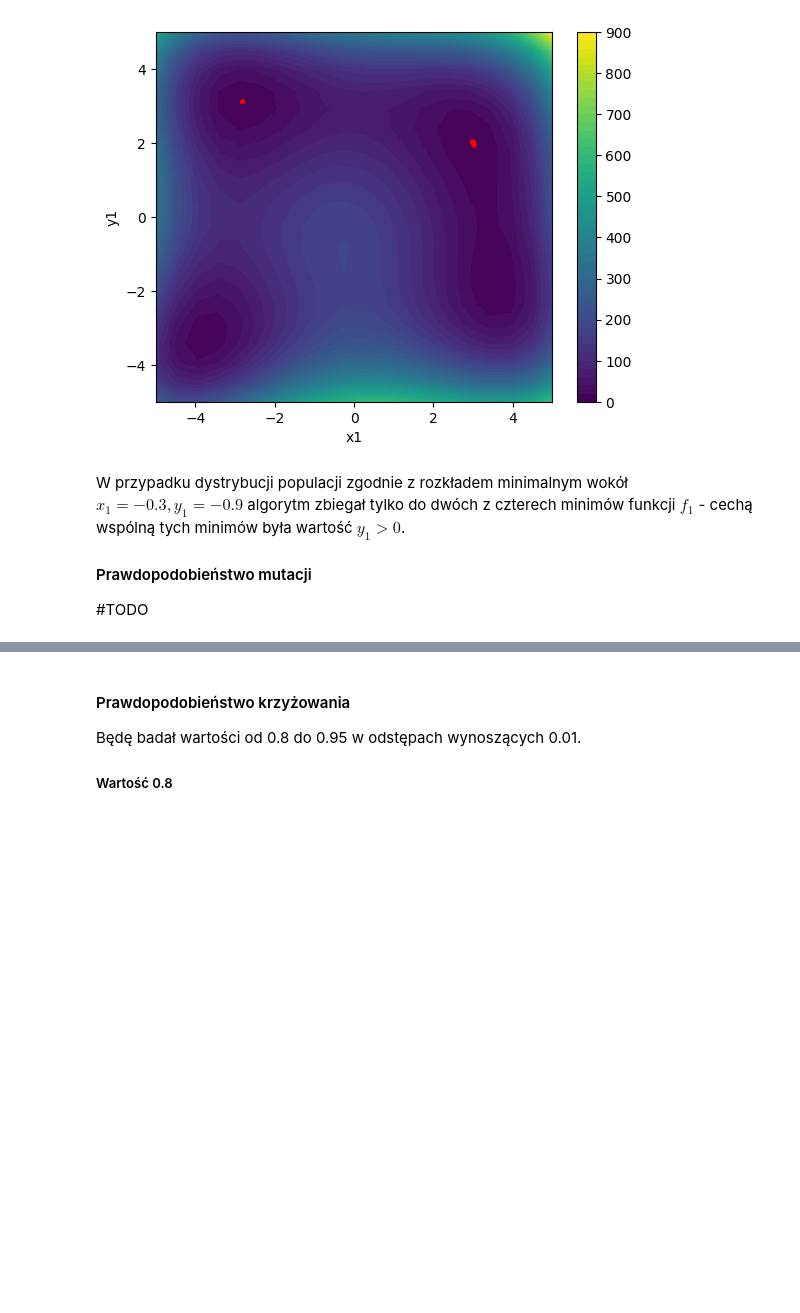
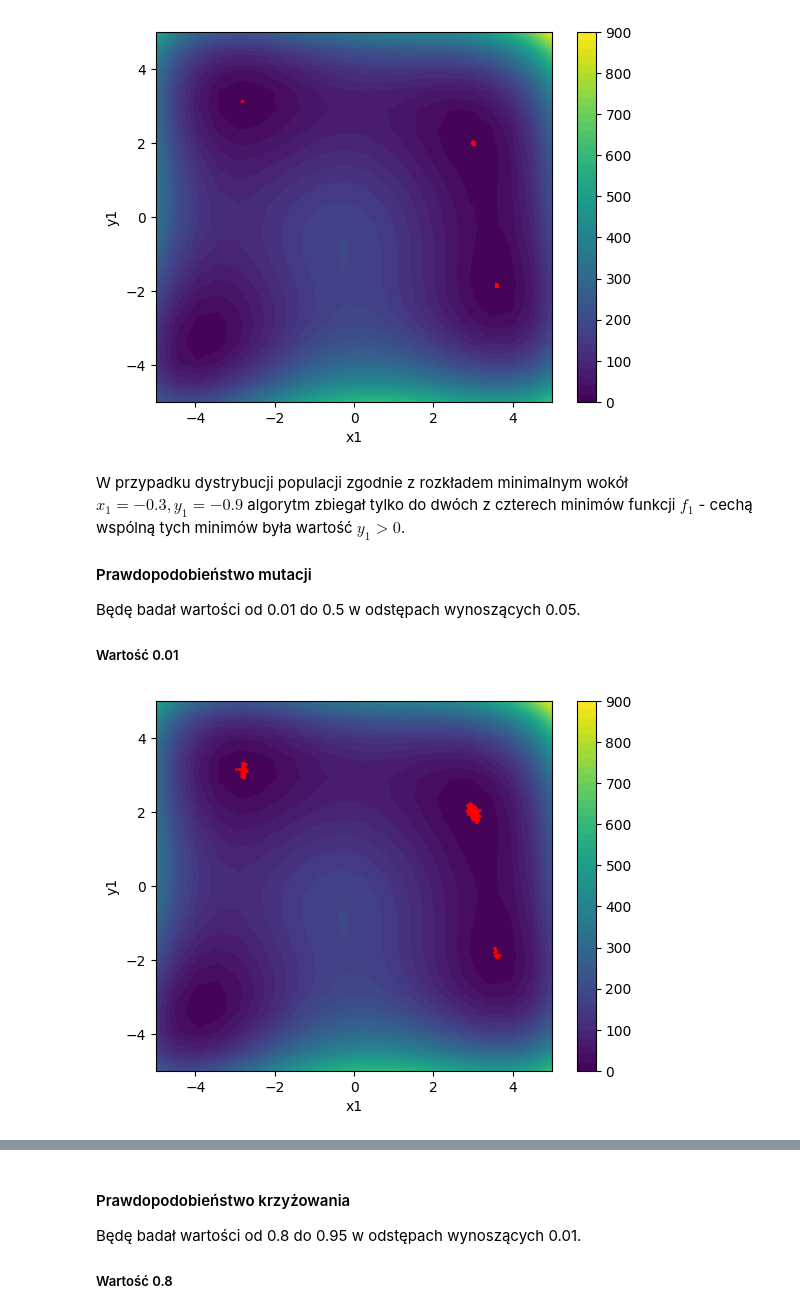
Before and after one commit to maksnowak/evolutionary-algorithm, a Jupyter notebook: zad2.ipynb, the cells around one changed output, grey strips where cells are left out. Drawn from its saved outputs; the diff is of its cells as text; code cells hidden in the pictures; blank space fills up the shorter version.

```diff
--- a/zad2.ipynb
+++ b/zad2.ipynb
@@ -255,15 +264,15 @@ Przed rozpoczęciem eksperymentów zdefiniuję dwie populacje osobników:
 x = np.linspace(-5, 5, 10)
 y = np.linspace(-5, 5, 10)
 X, Y = np.meshgrid(x, y)
-even_individuals = list(map(list, zip(X.flatten(), Y.flatten(), X.flatten(), Y.flatten())))
+even_individuals = list(map(list, zip(X.flatten(), X.flatten(), Y.flatten(), Y.flatten())))
 
 # Rozkład normalny
 distributed_individuals = []
 for _ in range(100):
     distributed_individuals.append([
         np.random.normal(-0.3, 1),
+        np.random.normal(0, 1),
         np.random.normal(-0.9, 1),
-        np.random.normal(0, 1),
         np.random.normal(0, 1)
     ])
 # %% [markdown]
@@ -285,4 +294,6 @@ W przypadku dystrybucji populacji zgodnie z rozkładem minimalnym wokół $x_1=-
 
 #### Prawdopodobieństwo mutacji
 
-#TODO
+Będę badał wartości od 0.01 do 0.5 w odstępach wynoszących 0.05.
+
+##### Wartość 0.01
@@ -290,0 +300,4 @@ W przypadku dystrybucji populacji zgodnie z rozkładem minimalnym wokół $x_1=-
+# %%
+plot_results(even_individuals, rate, 0.8, 0.5, 0.01, 100, 1000)
+# %% [output]
+[figure, added]
```
Also changed, not shown: parts of 49 cells of this notebook.
